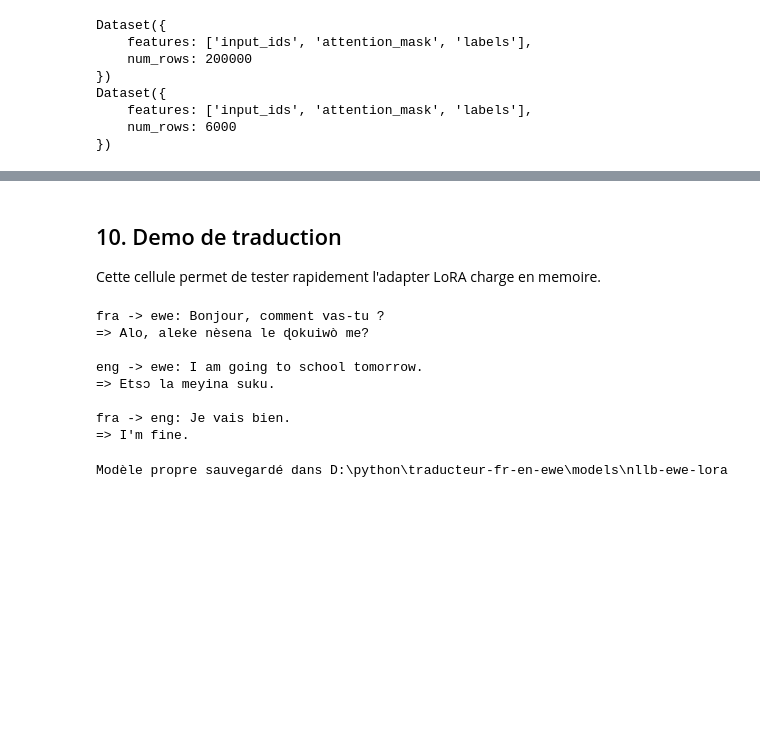
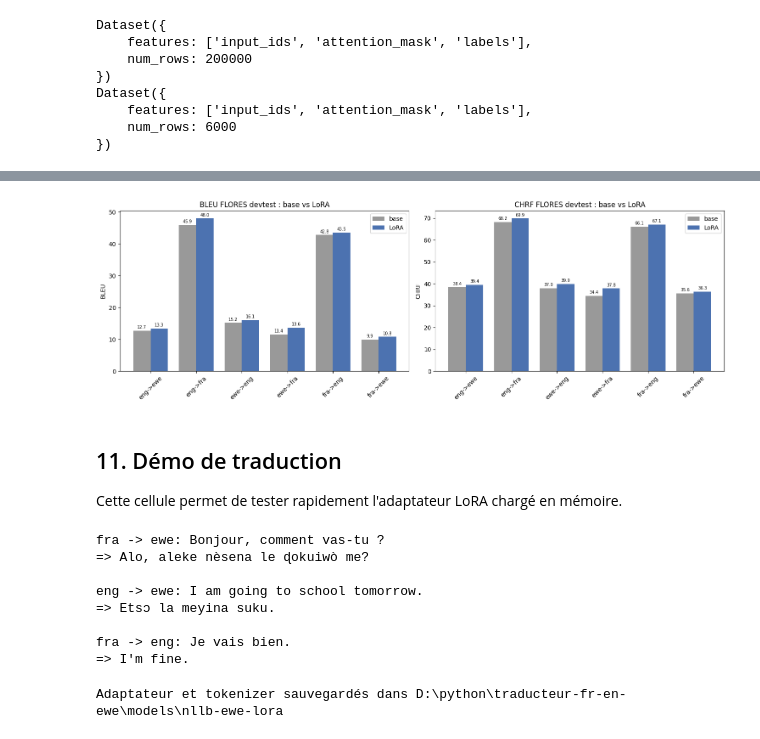
Before and after one commit to richkombate/miagbe_traduction_eng_fr_ewe-, a Jupyter notebook: notebooks/01_pipeline_nllb_lora.ipynb, the cells around one changed output, grey strips where cells are left out. Cells and saved outputs as stored; diff of their text form; code cells hidden in the pictures; blank space fills up the shorter version.

```diff
--- a/notebooks/01_pipeline_nllb_lora.ipynb
+++ b/notebooks/01_pipeline_nllb_lora.ipynb
@@ -604,7 +724,27 @@ plt.show()
+# %%
+plot_flores = flores_report_df[flores_report_df["direction"] != "MOYENNE"].copy().reset_index(drop=True)
+positions = range(len(plot_flores))
+width = 0.38
+
+fig, axes = plt.subplots(1, 2, figsize=(15, 5))
+for ax, metric in zip(axes, ["bleu", "chrf"]):
+    base_bars = ax.bar([p - width / 2 for p in positions], plot_flores[f"base_{metric}"], width, label="base", color="#999999")
+    lora_bars = ax.bar([p + width / 2 for p in positions], plot_flores[f"lora_{metric}"], width, label="LoRA", color="#4C72B0")
+    ax.set_title(f"{metric.upper()} FLORES devtest : base vs LoRA")
+    ax.set_xticks(list(positions))
+    ax.set_xticklabels(plot_flores["direction"], rotation=45)
+    ax.set_ylabel(metric.upper())
+    ax.bar_label(base_bars, fmt="%.1f", padding=2, fontsize=7)
+    ax.bar_label(lora_bars, fmt="%.1f", padding=2, fontsize=7)
+    ax.legend()
+plt.tight_layout()
+plt.show()
+# %% [output]
+[figure, added]
 # %% [markdown]
-## 10. Demo de traduction
+## 11. Démo de traduction
 
-Cette cellule permet de tester rapidement l'adapter LoRA charge en memoire.
+Cette cellule permet de tester rapidement l'adaptateur LoRA chargé en mémoire.
 # %%
 LANG_TO_NLLB = {"fra": "fra_Latn", "eng": "eng_Latn", "ewe": "ewe_Latn"}
 
@@ -642,8 +782,8 @@ eng -> ewe: I am going to school tomorrow.
 fra -> eng: Je vais bien.
 => I'm fine.
 # %%
-  trainer.save_model(str(OUTPUT_DIR))
-  tokenizer.save_pretrained(str(OUTPUT_DIR))
-  print("Modèle propre sauvegardé dans", OUTPUT_DIR)
+trainer.save_model(str(OUTPUT_DIR))
+tokenizer.save_pretrained(str(OUTPUT_DIR))
+print("Adaptateur et tokenizer sauvegardés dans", OUTPUT_DIR)
 # %% [output]
-Modèle propre sauvegardé dans D:\python\traducteur-fr-en-ewe\models\nllb-ewe-lora
+Adaptateur et tokenizer sauvegardés dans D:\python\traducteur-fr-en-ewe\models\nllb-ewe-lora
```
Also changed, not shown: parts of 27 cells of this notebook, 1 other file.
